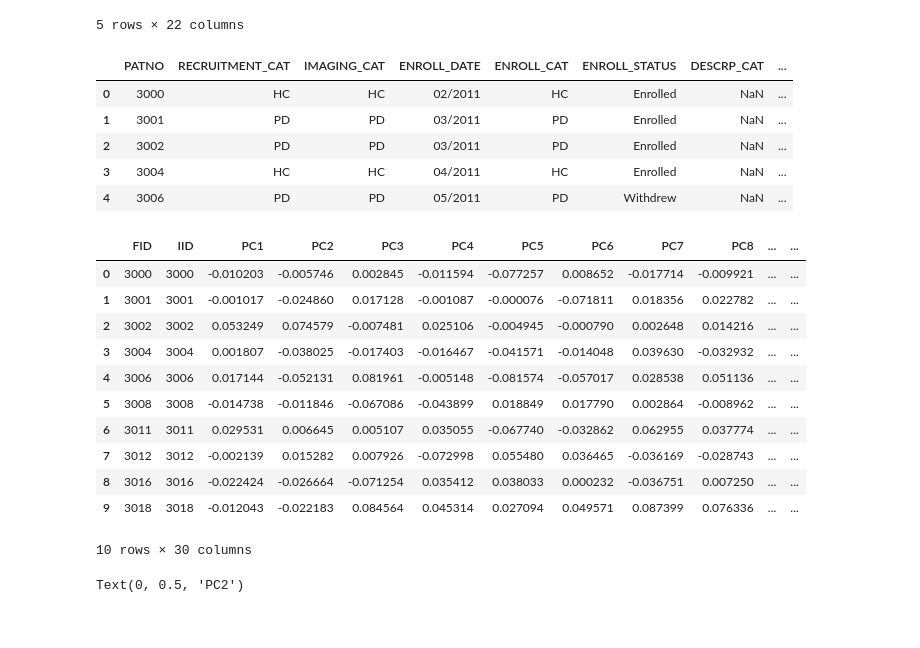
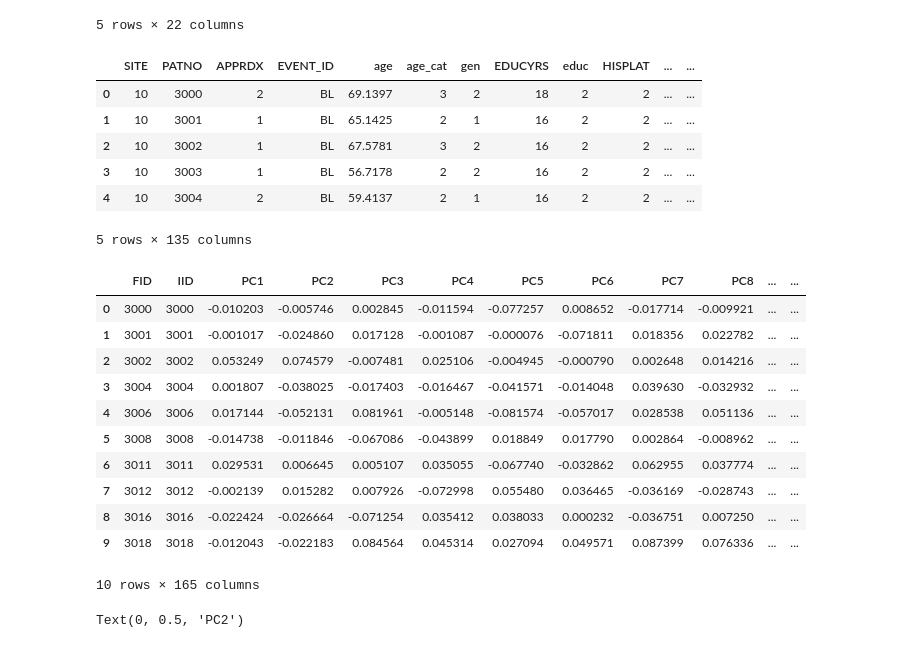
Before and after one commit to InfOmics/MUVIG, a Jupyter notebook: src/1-Preprocessing/2-QC_PCA.ipynb, the cells around one changed output. Cells and saved outputs as stored; diff of their text form; code cells hidden in the pictures.

Commit message:
use baseline merge CSV

```diff
--- a/src/1-Preprocessing/2-QC_PCA.ipynb
+++ b/src/1-Preprocessing/2-QC_PCA.ipynb
@@ -814,20 +814,20 @@ ppmi_pca_ceu.head()
 | 3 | 3004 | 3004 | 0.001807 | -0.038025 | -0.017403 | -0.016467 | -0.041571 | -0.014048 | 0.039630 | -0.032932 | ... | ... |
 | 4 | 3006 | 3006 | 0.017144 | -0.052131 | 0.081961 | -0.005148 | -0.081574 | -0.057017 | 0.028538 | 0.051136 | ... | ... |
 5 rows × 22 columns
-# %%
-status_fn = "../../data/patient_docs/Patient_Status.csv"
-status = pd.read_csv(status_fn)
-status = status[status["PATNO"].isin(ppmi_pca_ceu.iloc[:, 1].tolist())].reset_index(drop=True)
-status.head()
-# %% [output]
-|  | PATNO | RECRUITMENT_CAT | IMAGING_CAT | ENROLL_DATE | ENROLL_CAT | ENROLL_STATUS | DESCRP_CAT | ... |
-| 0 | 3000 | HC | HC | 02/2011 | HC | Enrolled | NaN | ... |
-| 1 | 3001 | PD | PD | 03/2011 | PD | Enrolled | NaN | ... |
-| 2 | 3002 | PD | PD | 03/2011 | PD | Enrolled | NaN | ... |
-| 3 | 3004 | HC | HC | 04/2011 | HC | Enrolled | NaN | ... |
-| 4 | 3006 | PD | PD | 05/2011 | PD | Withdrew | NaN | ... |
+# %%
+ppmi_baseline_data_fn = "../../data/patient_data/PPMI-baseline_data.csv"
+ppmi_baseline_data = pd.read_csv(ppmi_baseline_data_fn)
+ppmi_baseline_data.head()
+# %% [output]
+|  | SITE | PATNO | APPRDX | EVENT_ID | age | age_cat | gen | EDUCYRS | educ | HISPLAT | ... | ... |
+| 0 | 10 | 3000 | 2 | BL | 69.1397 | 3 | 2 | 18 | 2 | 2 | ... | ... |
+| 1 | 10 | 3001 | 1 | BL | 65.1425 | 2 | 1 | 16 | 2 | 2 | ... | ... |
+| 2 | 10 | 3002 | 1 | BL | 67.5781 | 3 | 2 | 16 | 2 | 2 | ... | ... |
+| 3 | 10 | 3003 | 1 | BL | 56.7178 | 2 | 2 | 16 | 2 | 2 | ... | ... |
+| 4 | 10 | 3004 | 2 | BL | 59.4137 | 2 | 1 | 16 | 2 | 2 | ... | ... |
+5 rows × 135 columns
 # %%
-ppmi_pca_ceu = ppmi_pca_ceu.merge(status, left_on=["IID"], right_on=["PATNO"])
+ppmi_pca_ceu = ppmi_pca_ceu.merge(ppmi_baseline_data, left_on=["IID"], right_on=["PATNO"])
 ppmi_pca_ceu.head(n=10)
 # %% [output]
 |  | FID | IID | PC1 | PC2 | PC3 | PC4 | PC5 | PC6 | PC7 | PC8 | ... | ... |
@@ -841,7 +841,7 @@ ppmi_pca_ceu.head(n=10)
 | 7 | 3012 | 3012 | -0.002139 | 0.015282 | 0.007926 | -0.072998 | 0.055480 | 0.036465 | -0.036169 | -0.028743 | ... | ... |
 | 8 | 3016 | 3016 | -0.022424 | -0.026664 | -0.071254 | 0.035412 | 0.038033 | 0.000232 | -0.036751 | 0.007250 | ... | ... |
 | 9 | 3018 | 3018 | -0.012043 | -0.022183 | 0.084564 | 0.045314 | 0.027094 | 0.049571 | 0.087399 | 0.076336 | ... | ... |
-10 rows × 30 columns
+10 rows × 165 columns
 # %%
 plt.figure(figsize=(8,8))
 sns.scatterplot(data=ppmi_pca_ceu, x="PC1", y="PC2", hue="ENROLL_CAT")
```
Also changed, not shown: parts of 1 cell of this notebook.
